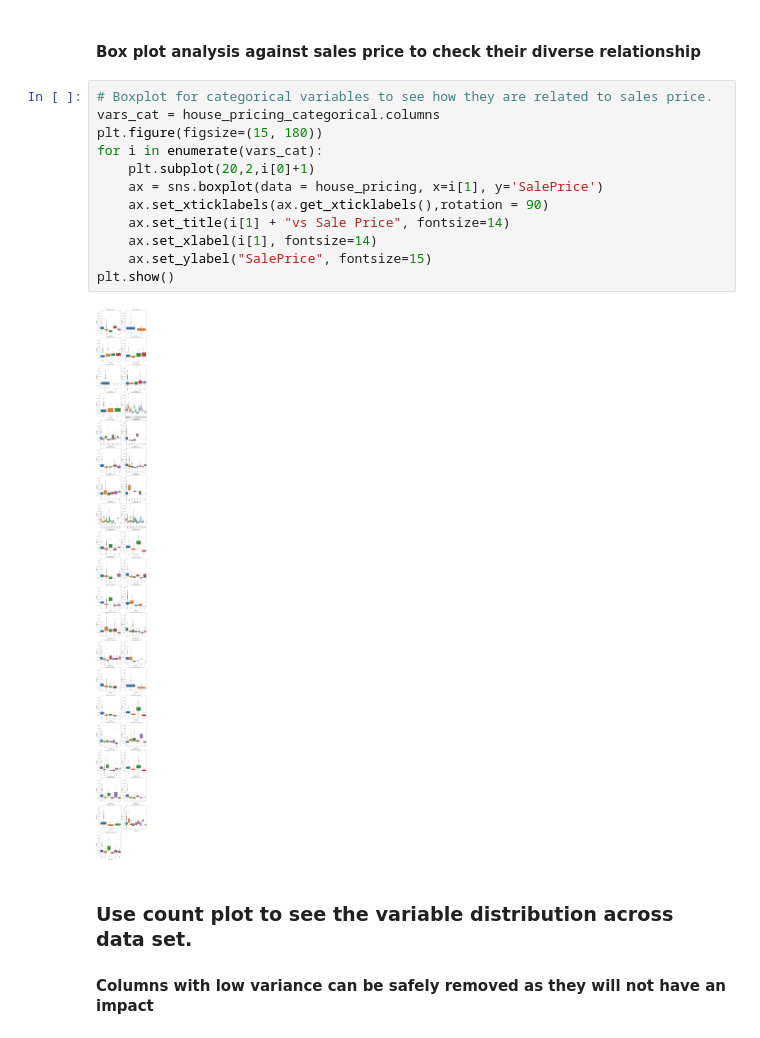
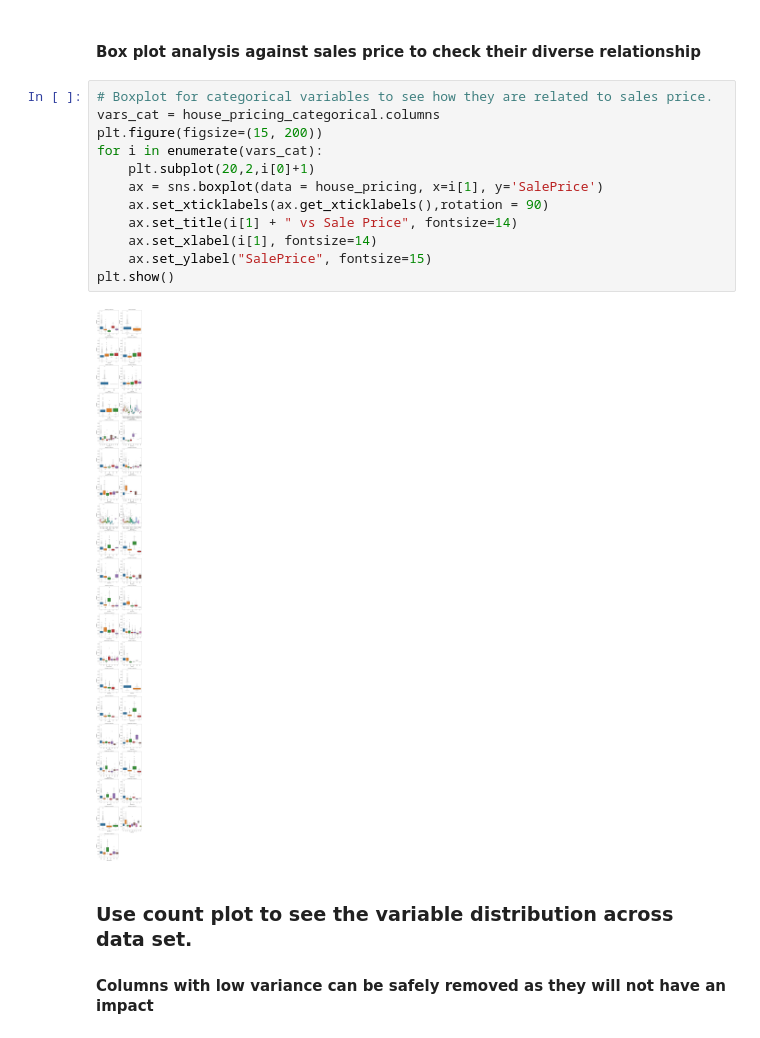
Before and after one commit to ps2420/Advance-Regression---House-Price-Prediction, a Jupyter notebook: Advanced Regression - House Price Prediction.ipynb, the cells around one changed output. Saved outputs shown, nothing was run; the diff lists cells and outputs as text.

Commit message:
increasing chart height for univariate analysis

```diff
--- a/Advanced Regression - House Price Prediction.ipynb
+++ b/Advanced Regression - House Price Prediction.ipynb
@@ -367,17 +367,17 @@ Index(['MSZoning', 'Street', 'LotShape', 'LandContour', 'Utilities',
 # %%
 # Boxplot for categorical variables to see how they are related to sales price.
 vars_cat = house_pricing_categorical.columns
-plt.figure(figsize=(15, 180))
+plt.figure(figsize=(15, 200))
 for i in enumerate(vars_cat):
     plt.subplot(20,2,i[0]+1)
     ax = sns.boxplot(data = house_pricing, x=i[1], y='SalePrice')
     ax.set_xticklabels(ax.get_xticklabels(),rotation = 90)
-    ax.set_title(i[1] + "vs Sale Price", fontsize=14)
+    ax.set_title(i[1] + " vs Sale Price", fontsize=14)
     ax.set_xlabel(i[1], fontsize=14)
     ax.set_ylabel("SalePrice", fontsize=15)
 plt.show()
 # %% [output]
-[figure, old version]
+[figure, new version]
 # %% [markdown]
 ### Use count plot to see the variable distribution across data set.
 
```
Also changed, not shown: parts of 3 cells of this notebook.
